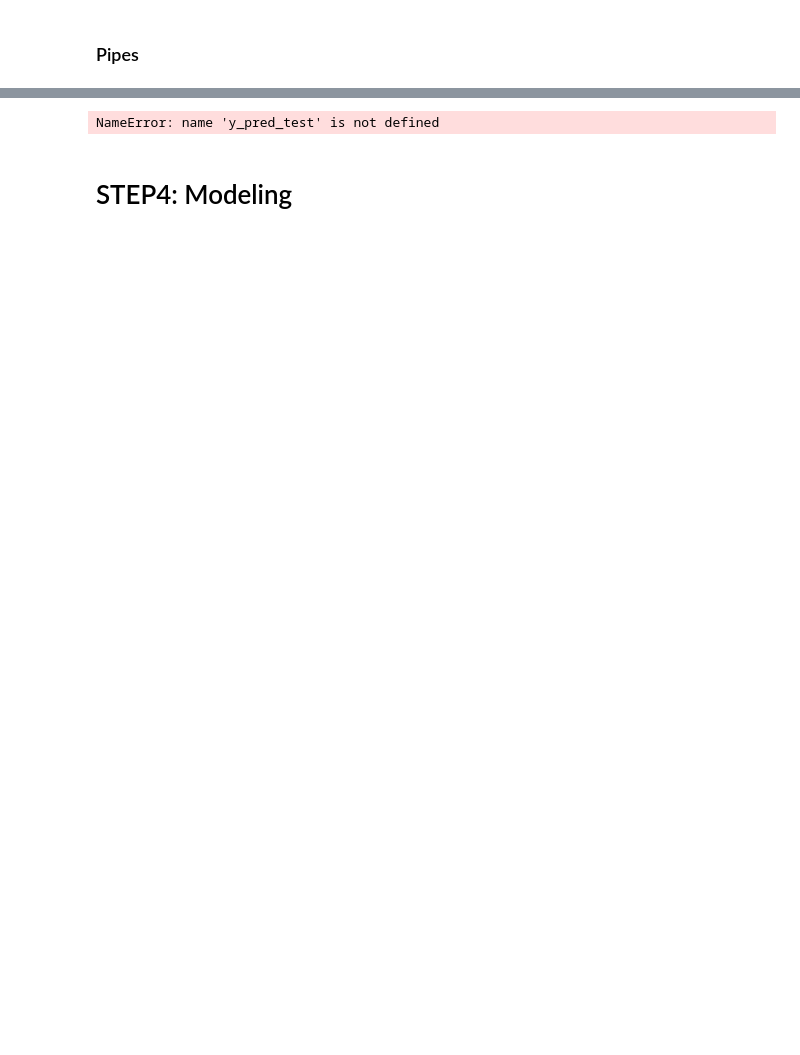
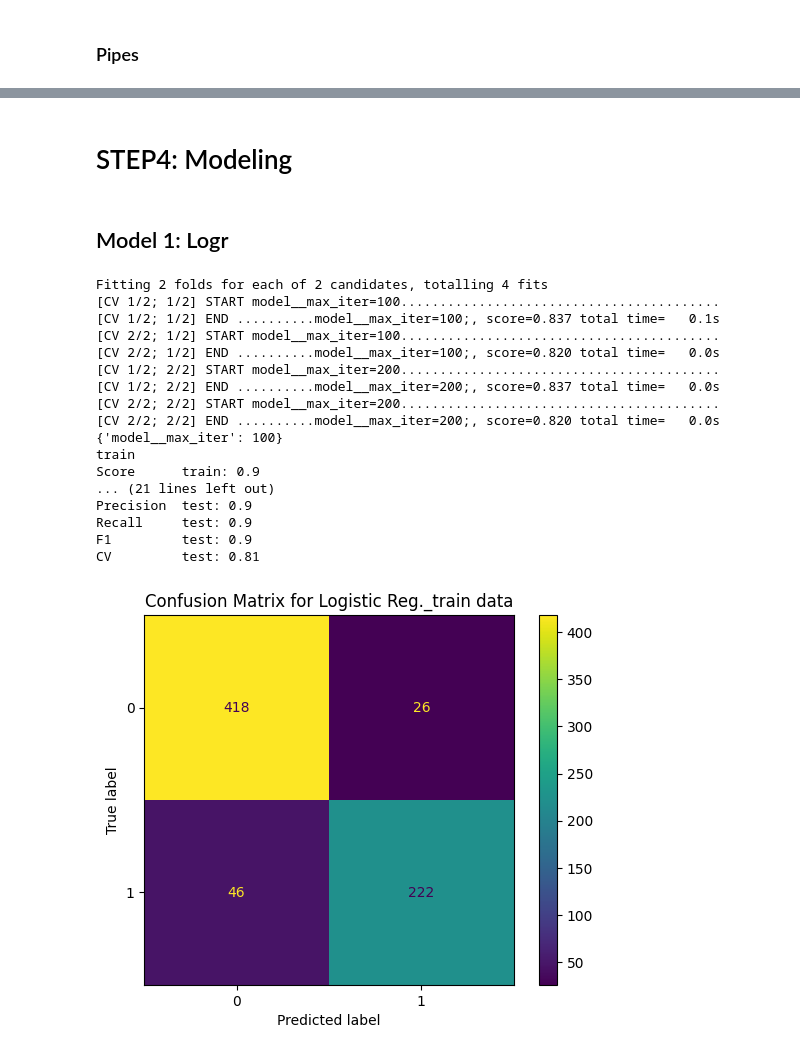
Before and after one commit to elendarn/titanic_ml, a Jupyter notebook: titanic_ml.ipynb, the cells around one changed output, grey strips where cells are left out. Drawn from its saved outputs; the diff is of its cells as text; code cells hidden in the pictures; blank space fills up the shorter version.

Commit message:
Hyperparameter Optimization, Automated model scoring

```diff
--- a/titanic_ml.ipynb
+++ b/titanic_ml.ipynb
@@ -710,7 +712,7 @@ set_config(display="diagram")
 
 def build_model_pipeline(model):
     cat_pipe = make_pipeline(SimpleImputer(strategy='most_frequent'),
-                             OneHotEncoder(handle_unknown='ignore', sparse=False)
+                             OneHotEncoder(handle_unknown='ignore')
                             )
 
     num_pipe = make_pipeline(SimpleImputer(strategy='median'),
@@ -718,8 +720,8 @@ def build_model_pipeline(model):
                             )
 
     transformer = ColumnTransformer(
-        transformers=[('num',  num_pipe, num_features),
-                      ('cat',  cat_pipe, cat_features)],
+        transformers=[('num',  num_pipe, features_dict['num_features']),
+                      ('cat',  cat_pipe, features_dict['cat_features'])],
                     remainder='drop')
 
     pipe = Pipeline([('feature_transformer', transformer),
@@ -727,36 +729,10 @@ def build_model_pipeline(model):
 
     pipe
     return pipe
-# %%
-def get_cross_validation(x, y, model):
-    shuffle_split = ShuffleSplit(n_splits=5,test_size=0.2,random_state=42)
-
-    scores_ss = cross_val_score(
-        estimator = model,
-        X = x,
-        y = y,
-        scoring ='accuracy',
-        cv = shuffle_split
-    )
-
-
-def run_model(train_test_data, model, model_type, metrics=True, plots=True):
-    scores_df = pd.DataFrame()
-
-    for dt, data in train_test_data.items():
-        model.fit(data[0], data[1])
-        pred = model.predict(data[0])
-
-        if metrics:
-            scores_df = pd.concat([scores_df, get_metrics(data[0], data[1], pred, model, model_type, dt)], axis=1)
-        if plots:
-            plot_data(data[0], data[1], pred, model, dt)
-
-    return scores_df
 # %%
-train_test_dict = {"train": [[Xtrain, Ytrain],'train'], "train": [[Xtest, Ytest],'test']}
+train_test_dict = {"train": [[Xtrain, Ytrain],'train'], "test": [[Xtest, Ytest],'test']}
 model_dict = {
     "logr": [LogisticRegression(),'Logistic Reg.'],
-    "dtc" : [DecisionTreeClassifier(max_depth=4), 'Decision Tree'] ,
-    "rfc" : [RandomForestClassifier(n_estimators=200, max_depth=5), 'Random Forest']
+    "dtc" : [DecisionTreeClassifier(), 'Decision Tree'] ,
+    "rfc" : [RandomForestClassifier(), 'Random Forest']
 }
@@ -849,6 +846,0 @@ scores_df
-# %%
-from sklearn.metrics import ConfusionMatrixDisplay
-
-ConfusionMatrixDisplay.from_predictions(Ytest, y_pred_test, normalize=None)
-# %% [output]
-NameError: name 'y_pred_test' is not defined
@@ -857,2 +847,28 @@ accuracy_score(Ytest, y_pred)
 # %% [markdown]
 # STEP4: Modeling
+# %%
+all_scores_df  = pd.DataFrame()
+# %% [markdown]
+## Model 1: Logr
+# %%
+param_grid    = {'model__max_iter': [100, 200]}
+all_scores_df = pd.concat([all_scores_df, get_scores(train_test_dict, param_grid, 'logr')], axis=0)
+# %% [output]
+Fitting 2 folds for each of 2 candidates, totalling 4 fits
+[CV 1/2; 1/2] START model__max_iter=100.........................................
+[CV 1/2; 1/2] END ..........model__max_iter=100;, score=0.837 total time=   0.1s
+[CV 2/2; 1/2] START model__max_iter=100.........................................
+[CV 2/2; 1/2] END ..........model__max_iter=100;, score=0.820 total time=   0.0s
+[CV 1/2; 2/2] START model__max_iter=200.........................................
+[CV 1/2; 2/2] END ..........model__max_iter=200;, score=0.837 total time=   0.0s
+[CV 2/2; 2/2] START model__max_iter=200.........................................
+[CV 2/2; 2/2] END ..........model__max_iter=200;, score=0.820 total time=   0.0s
+{'model__max_iter': 100}
+train
+Score      train: 0.9
+... (21 lines left out)
+Precision  test: 0.9
+Recall     test: 0.9
+F1         test: 0.9
+CV         test: 0.81
+[figure, added]
```
Also changed, not shown: parts of 24 cells of this notebook.
